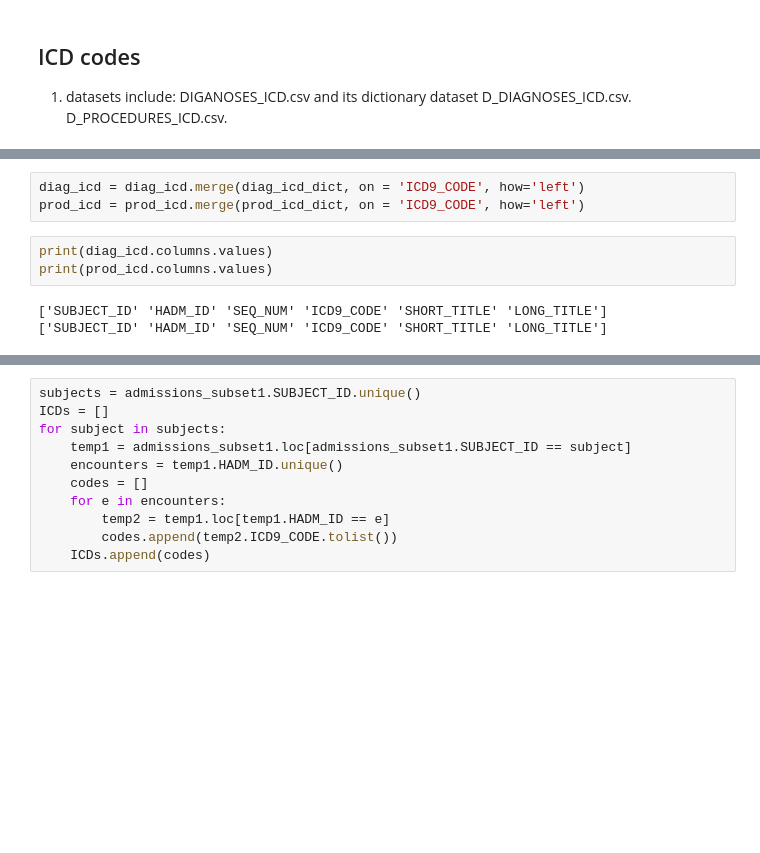
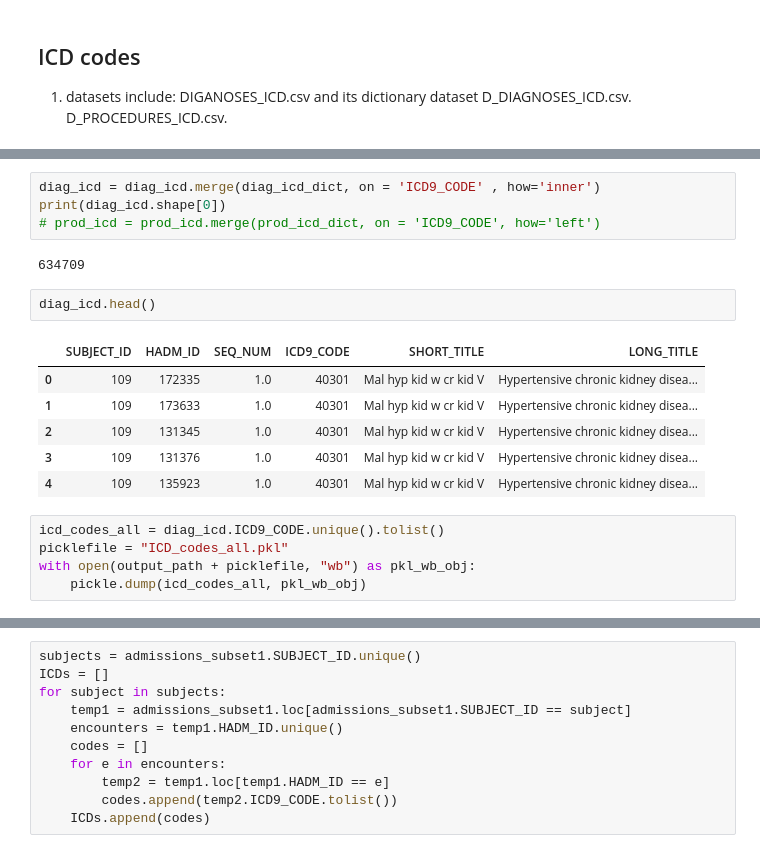
Before and after one commit to bearnomore/CS598_DL4Health, a Jupyter notebook: CS598_DL4Health_Dataset_Processing.ipynb, the cells around one changed output, grey strips where cells are left out. Saved outputs shown, nothing was run; the diff lists cells and outputs as text; blank space fills up the shorter version.

```diff
--- a/CS598_DL4Health_Dataset_Processing.ipynb
+++ b/CS598_DL4Health_Dataset_Processing.ipynb
@@ -115,10 +144,21 @@ prod_icd_dict = pd.read_csv(input_path + 'D_ICD_PROCEDURES.csv').drop('ROW_ID',
 # %%
-diag_icd = diag_icd.merge(diag_icd_dict, on = 'ICD9_CODE', how='left')
-prod_icd = prod_icd.merge(prod_icd_dict, on = 'ICD9_CODE', how='left')
+diag_icd = diag_icd.merge(diag_icd_dict, on = 'ICD9_CODE' , how='inner')
+print(diag_icd.shape[0])
+# prod_icd = prod_icd.merge(prod_icd_dict, on = 'ICD9_CODE', how='left')
+# %% [output]
+634709
-# %%
-print(diag_icd.columns.values)
-print(prod_icd.columns.values)
-# %% [output]
-['SUBJECT_ID' 'HADM_ID' 'SEQ_NUM' 'ICD9_CODE' 'SHORT_TITLE' 'LONG_TITLE']
-['SUBJECT_ID' 'HADM_ID' 'SEQ_NUM' 'ICD9_CODE' 'SHORT_TITLE' 'LONG_TITLE']
+# %%
+diag_icd.head()
+# %% [output]
+|  | SUBJECT_ID | HADM_ID | SEQ_NUM | ICD9_CODE | SHORT_TITLE | LONG_TITLE |
+| 0 | 109 | 172335 | 1.0 | 40301 | Mal hyp kid w cr kid V | Hypertensive chronic kidney disea... |
+| 1 | 109 | 173633 | 1.0 | 40301 | Mal hyp kid w cr kid V | Hypertensive chronic kidney disea... |
+| 2 | 109 | 131345 | 1.0 | 40301 | Mal hyp kid w cr kid V | Hypertensive chronic kidney disea... |
+| 3 | 109 | 131376 | 1.0 | 40301 | Mal hyp kid w cr kid V | Hypertensive chronic kidney disea... |
+| 4 | 109 | 135923 | 1.0 | 40301 | Mal hyp kid w cr kid V | Hypertensive chronic kidney disea... |
+# %%
+icd_codes_all = diag_icd.ICD9_CODE.unique().tolist()
+picklefile = "ICD_codes_all.pkl"
+with open(output_path + picklefile, "wb") as pkl_wb_obj:
+    pickle.dump(icd_codes_all, pkl_wb_obj)
 # %%
```
Also changed, not shown: parts of 11 cells of this notebook, 1 other file.
